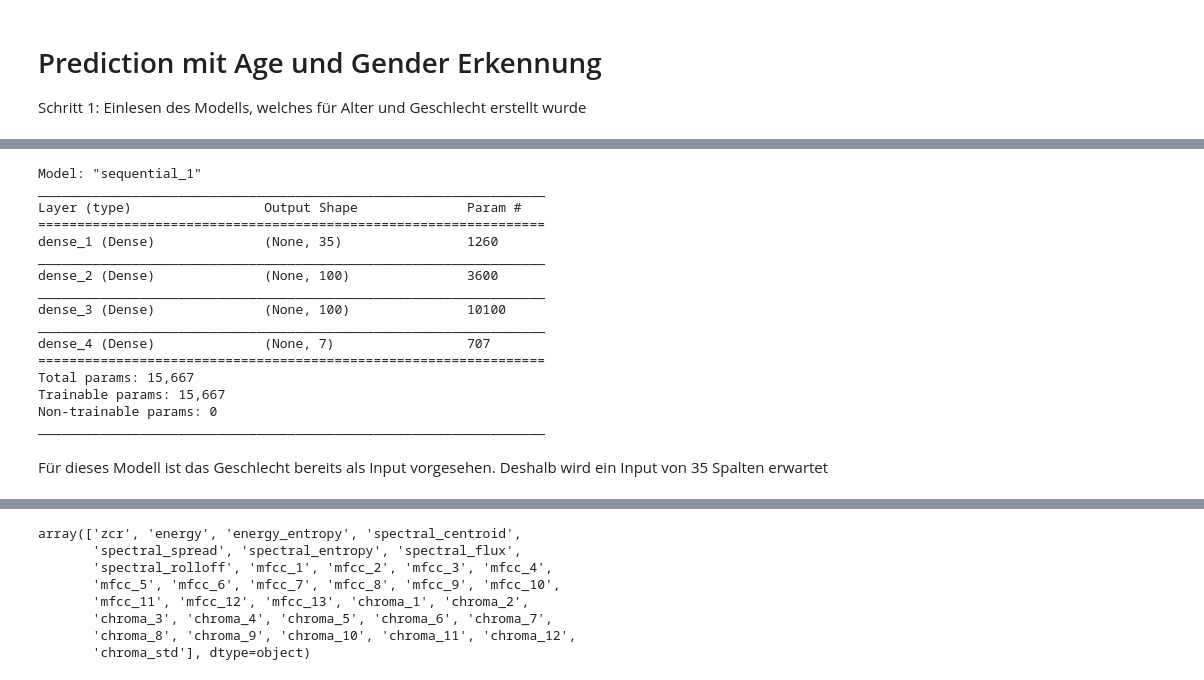
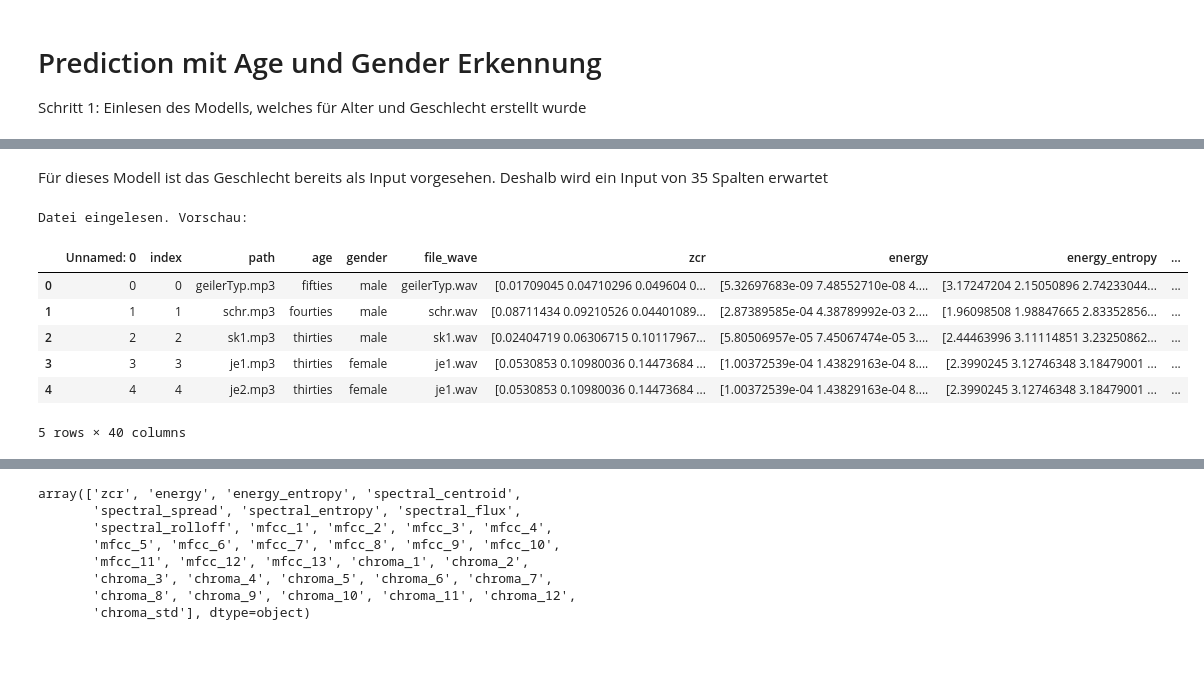
Before and after one commit to Binchen83/voice_gender_age, a Jupyter notebook: Age_without_Gender_opti/Validation_Test.ipynb, the cells around one changed output, grey strips where cells are left out. Cells and saved outputs as stored; diff of their text form; code cells hidden in the pictures; blank space fills up the shorter version.

```diff
--- a/Age_without_Gender_opti/Validation_Test.ipynb
+++ b/Age_without_Gender_opti/Validation_Test.ipynb
@@ -212,23 +265,15 @@ model_age_a_gender = keras.models.load_model ('/home/ec2-user/SageMaker/voice_ge
-# %%
-model_age_a_gender.summary()
-# %% [output]
-Model: "sequential_1"
-_________________________________________________________________
-Layer (type)                 Output Shape              Param #
-=================================================================
-dense_1 (Dense)              (None, 35)                1260
-_________________________________________________________________
-dense_2 (Dense)              (None, 100)               3600
-_________________________________________________________________
-dense_3 (Dense)              (None, 100)               10100
-_________________________________________________________________
-dense_4 (Dense)              (None, 7)                 707
-=================================================================
-Total params: 15,667
-Trainable params: 15,667
-Non-trainable params: 0
-_________________________________________________________________
 # %% [markdown]
 Für dieses Modell ist das Geschlecht bereits als Input vorgesehen. Deshalb wird ein Input von 35 Spalten erwartet
 # %%
 df_test_age_a_gender = pd.read_csv ('/home/ec2-user/SageMaker/voice_gender_age/validation_test/test_final_FeaturesExtracted.csv', delimiter = ';')
+print ("Datei eingelesen. Vorschau:")
+df_test_age_a_gender.head()
+# %% [output]
+Datei eingelesen. Vorschau:
+|  | Unnamed: 0 | index | path | age | gender | file_wave | zcr | energy | energy_entropy | ... |
+| 0 | 0 | 0 | geilerTyp.mp3 | fifties | male | geilerTyp.wav | [0.01709045 0.04710296 0.049604 0... | [5.32697683e-09 7.48552710e-08 4.... | [3.17247204 2.15050896 2.74233044... | ... |
+| 1 | 1 | 1 | schr.mp3 | fourties | male | schr.wav | [0.08711434 0.09210526 0.04401089... | [2.87389585e-04 4.38789992e-03 2.... | [1.96098508 1.98847665 2.83352856... | ... |
+| 2 | 2 | 2 | sk1.mp3 | thirties | male | sk1.wav | [0.02404719 0.06306715 0.10117967... | [5.80506957e-05 7.45067474e-05 3.... | [2.44463996 3.11114851 3.23250862... | ... |
+| 3 | 3 | 3 | je1.mp3 | thirties | female | je1.wav | [0.0530853 0.10980036 0.14473684 ... | [1.00372539e-04 1.43829163e-04 8.... | [2.3990245 3.12746348 3.18479001 ... | ... |
+| 4 | 4 | 4 | je2.mp3 | thirties | female | je1.wav | [0.0530853 0.10980036 0.14473684 ... | [1.00372539e-04 1.43829163e-04 8.... | [2.3990245 3.12746348 3.18479001 ... | ... |
+5 rows × 40 columns
```
Also changed, not shown: parts of 17 cells of this notebook.
